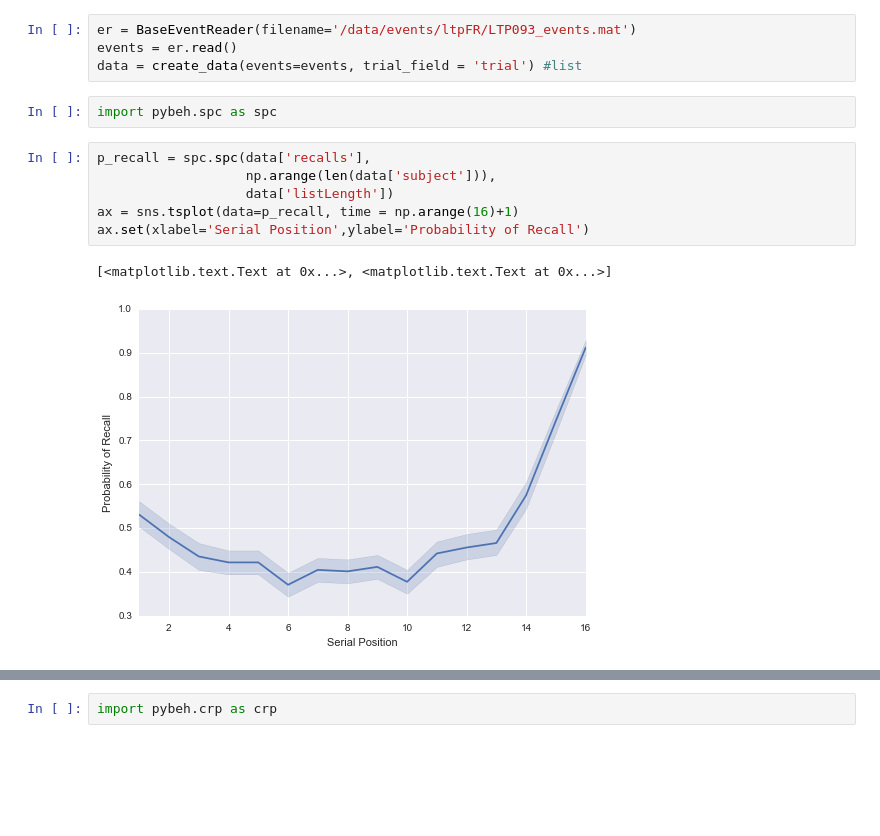
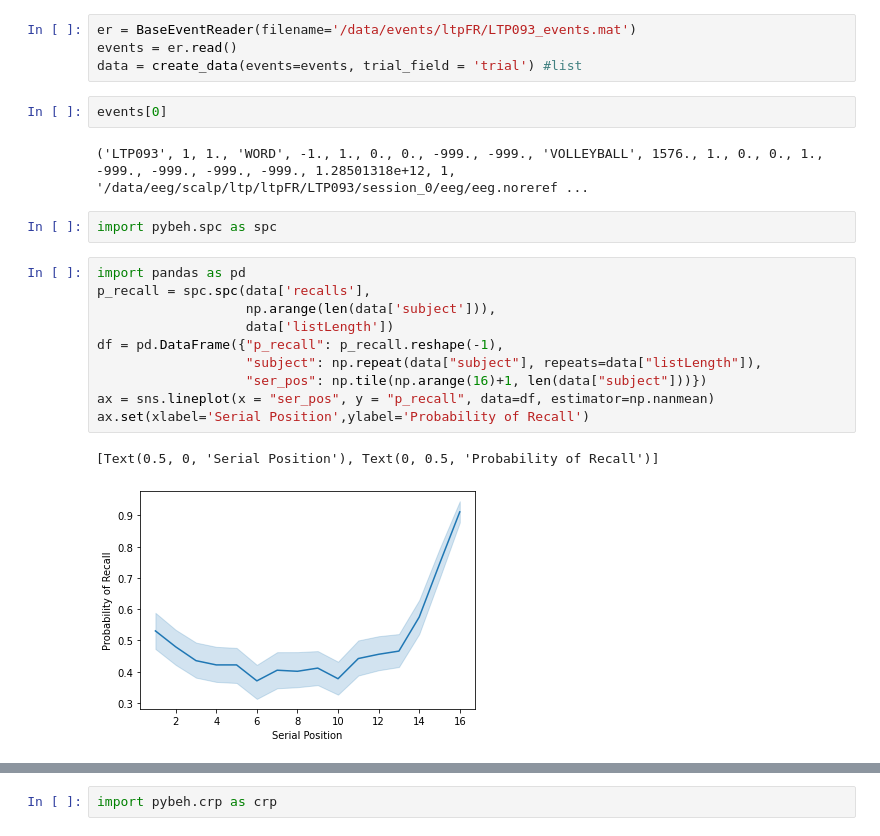
Before and after one commit to pennmem/pybeh, a Jupyter notebook: notebooks/pybeh Quick Start.ipynb, the cells around one changed output, grey strips where cells are left out. Cells and saved outputs as stored; diff of their text form; blank space fills up the shorter version.

```diff
--- a/notebooks/pybeh Quick Start.ipynb
+++ b/notebooks/pybeh Quick Start.ipynb
@@ -10,14 +10,22 @@ from pybeh.create_data import create_data
 er = BaseEventReader(filename='/data/events/ltpFR/LTP093_events.mat')
 events = er.read()
 data = create_data(events=events, trial_field = 'trial') #list
+# %%
+events[0]
+# %% [output]
+('LTP093', 1, 1., 'WORD', -1., 1., 0., 0., -999., -999., 'VOLLEYBALL', 1576., 1., 0., 0., 1., -999., -999., -999., -999., 1.28501318e+12, 1, '/data/eeg/scalp/ltp/ltpFR/LTP093/session_0/eeg/eeg.noreref ...
 # %%
 import pybeh.spc as spc
 # %%
+import pandas as pd
 p_recall = spc.spc(data['recalls'],
                    np.arange(len(data['subject'])),
                    data['listLength'])
-ax = sns.tsplot(data=p_recall, time = np.arange(16)+1)
+df = pd.DataFrame({"p_recall": p_recall.reshape(-1),
+                   "subject": np.repeat(data["subject"], repeats=data["listLength"]),
+                   "ser_pos": np.tile(np.arange(16)+1, len(data["subject"]))})
+ax = sns.lineplot(x = "ser_pos", y = "p_recall", data=df, estimator=np.nanmean)
 ax.set(xlabel='Serial Position',ylabel='Probability of Recall')
 # %% [output]
-[<matplotlib.text.Text at 0x...>, <matplotlib.text.Text at 0x...>]
+[Text(0.5, 0, 'Serial Position'), Text(0, 0.5, 'Probability of Recall')]
-[figure, old version]
+[figure, new version]
```
Also changed, not shown: parts of 7 cells of this notebook.
